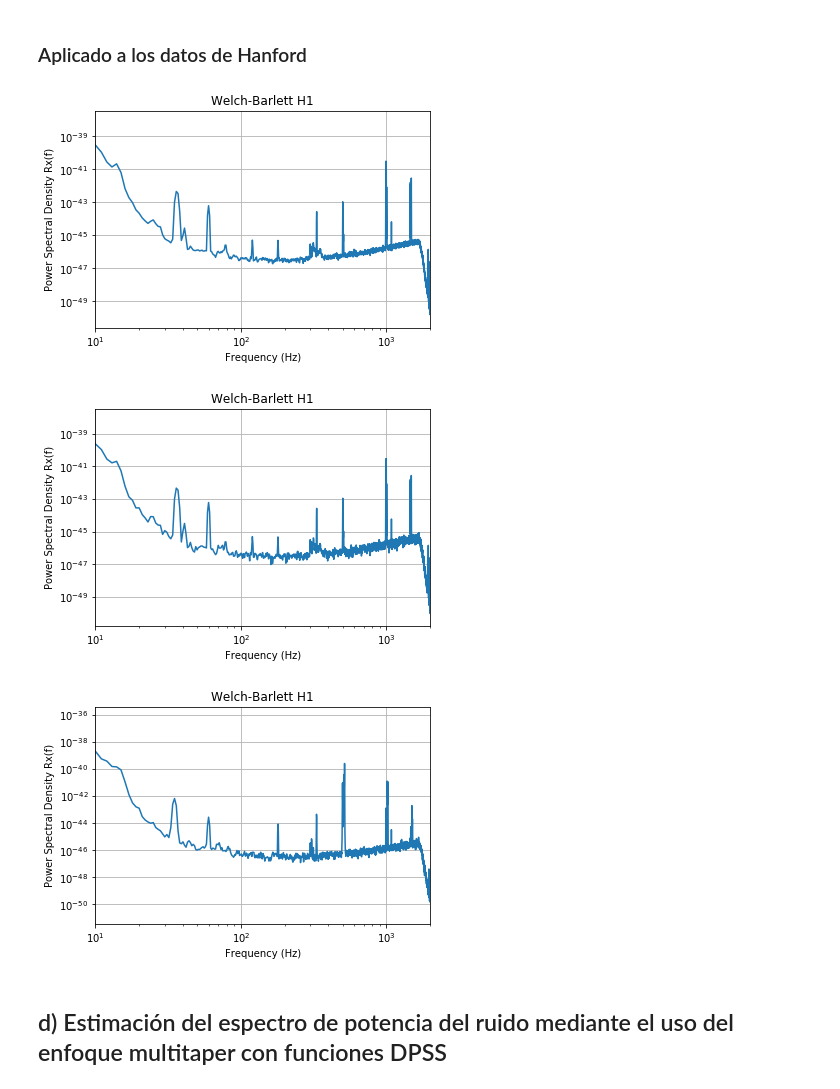
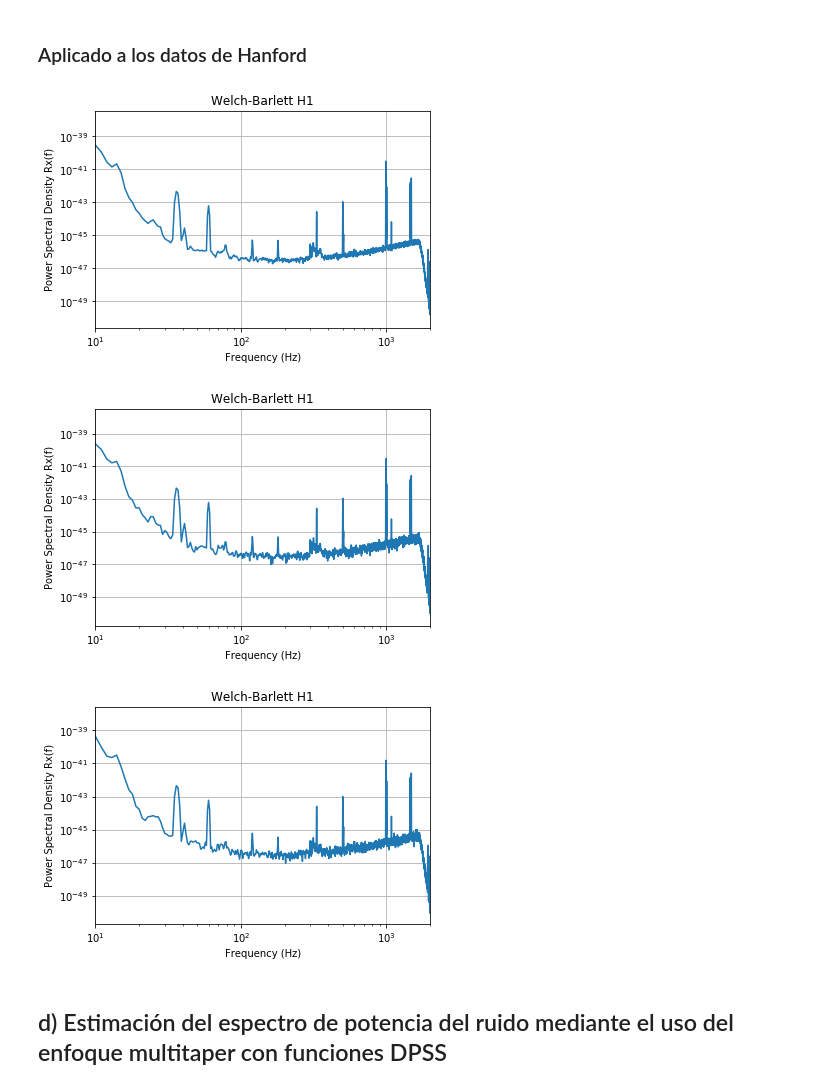
Before and after one commit to LuFernandez/PASA, a Jupyter notebook: TP1. Laboratorio de estimación no-paramétrica/Informe/Informe.ipynb, the cells around one changed output. Saved outputs shown, nothing was run; the diff lists cells and outputs as text; code cells hidden in the pictures.

```diff
--- a/TP1. Laboratorio de estimación no-paramétrica/Informe/Informe.ipynb
+++ b/TP1. Laboratorio de estimación no-paramétrica/Informe/Informe.ipynb
@@ -253,12 +256,12 @@ w_f_l1_last, w_Pxx_l1_last = welch_barlett(data=strain_l1[int(len(strain_l1)*2/3
 ### Aplicado a los datos de Hanford
 # %%
 w_f_h1_tot, w_Pxx_h1_tot = welch_barlett(data=strain_h1, fs=fs, nperseg=nperseg, nfft=nfft, title='Welch-Barlett H1',x_lim=(10,2000), plot=True)
-w_f_h1_first, w_Pxx_h1_first = welch_barlett(data=strain_h1[:int(len(strain_h1)/3)], fs=fs, nperseg=nperseg, nfft=nfft, title='Welch-Barlett H1',x_lim=(10,2000), plot=True)
-w_f_h1_last, w_Pxx_h1_last = welch_barlett(data=strain_l1[int(len(strain_h1)*2/3):], fs=fs, nperseg=nperseg, nfft=nfft, title='Welch-Barlett H1',x_lim=(10,2000), plot=True)
+w_f_h1_first, w_Pxx_h1_first = welch_barlett(data=strain_h1[:len(strain_h1)//3], fs=fs, nperseg=nperseg, nfft=nfft, title='Welch-Barlett H1',x_lim=(10,2000), plot=True)
+w_f_h1_last, w_Pxx_h1_last = welch_barlett(data=strain_h1[2*len(strain_h1)//3:], fs=fs, nperseg=nperseg, nfft=nfft, title='Welch-Barlett H1',x_lim=(10,2000), plot=True)
 # %% [output]
 [figure]
 [figure]
-[figure, old version]
+[figure, new version]
 # %% [markdown]
 ## d) Estimación del espectro de potencia del ruido mediante el uso del enfoque multitaper con funciones DPSS
 # %% [markdown]
```
Also changed, not shown: parts of 17 cells of this notebook.
